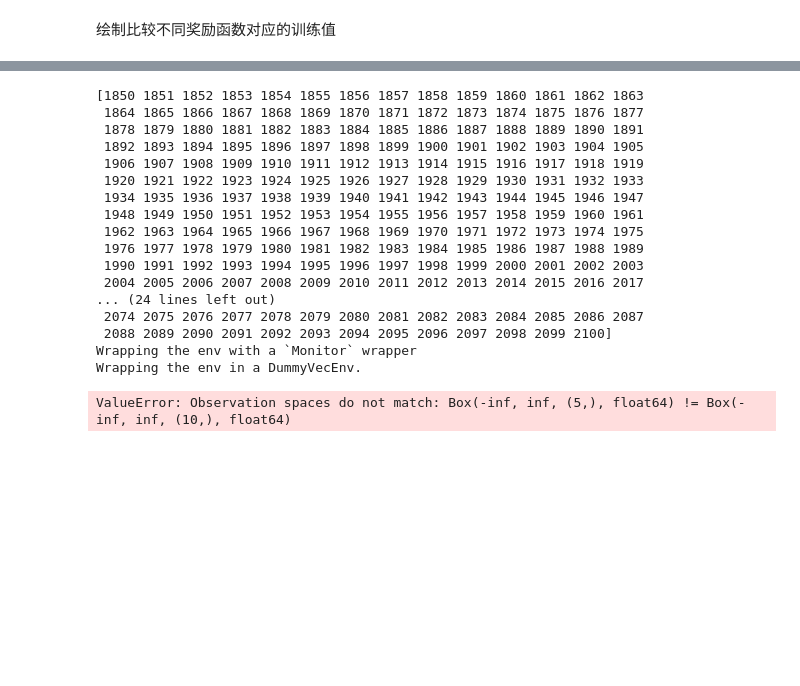
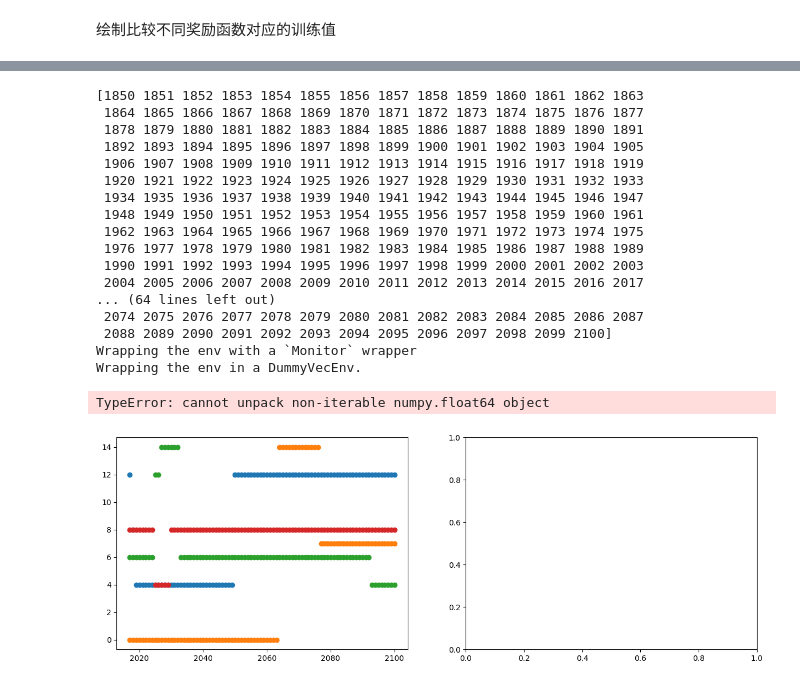
Before and after one commit to peter-kinger/climate-rl-optimizer, a Jupyter notebook: analysis_compare_state_POMDP_BCD.ipynb, the cells around one changed output, grey strips where cells are left out. Saved outputs shown, nothing was run; the diff lists cells and outputs as text; code cells hidden in the pictures; blank space fills up the shorter version.

```diff
--- a/analysis_compare_state_POMDP_BCD.ipynb
+++ b/analysis_compare_state_POMDP_BCD.ipynb
@@ -134,70 +134,110 @@ def plot_compare_multi_model_action_analysis(total_action=None, total_state=None
     plt.tight_layout(rect=[0, 0, 1, 0.96])
     plt.show()
 
-
 # 加载不同类型的 model
 model_infos = [
     {
-        "path": "./model/iseec_lx_v4_mdp_pomdp_expE_socio_DQN_multi_objective_single_T_a_exp822_700000_default",
-        "label": "expE_socio"
+        "path": "model\iseec_lx_v4_mdp_pomdp_expB_partialA_DQN_multi_objective_single_T_a_exp822_700000_default",
+        "label": "expB",
+        "pomdp": [0,1,4,5,6]
     },
     {
-        "path": "./model/iseec_lx_v4_mdp_pomdp_expD_nature_DQN_multi_objective_single_T_a_exp822_700000_default",
-        "label": "expD_nature"
+        "path": "model\iseec_lx_v4_mdp_pomdp_expC_partialB_DQN_multi_objective_single_T_a_exp822_700000_default",
+        "label": "expC",
+        "pomdp": [2,3,6,7,9]
+    },
+    {
+        "path": "model\iseec_lx_v4_mdp_pomdp_expD_nature_DQN_multi_objective_single_T_a_exp822_700000_default",
+        "label": "expD",
+        "pomdp": [0,1,2,3,4]  # 因为对应 input 维度和 output 维度不一样
+    },
+    {
+        "path": "model\iseec_lx_v4_mdp_pomdp_expE_socio_DQN_multi_objective_single_T_a_exp822_700000_default",
+        "label": "expE",
+        "pomdp": [5,6,7,8,9]
     },
     # 可以继续添加更多模型
 ]
 
-# 加载对应环境
-env = IEMEnv(reward_type="multi_objective_single_T_a_exp822", pomdp_state_indices=[5,6,7,8,9])
+# # 加载对应环境
+# env = IEMEnv(reward_type="multi_objective_single_T_a_exp822", pomdp_state_indices=[5,6,7,8,9])
 
-# 加载对应模型
-model = DQN.load(f"./model/iseec_lx_v4_mdp_pomdp_expE_socio_DQN_multi_objective_single_T_a_exp822_700000_default", env=env)
+# # 加载对应模型
+# model = DQN.load(f"./model/iseec_lx_v4_mdp_pomdp_expE_socio_DQN_multi_objective_single_T_a_exp822_700000_default", env=env)
 
 max_steps = 300
 
 all_actions = []
+# 增加 total state 的结果
+all_state_dim1 = []
 
 for info in model_infos:
     # 加载环境和模型
-    env = IEMEnv(reward_type="multi_objective_single_T_a_exp822")
+    env = IEMEnv(reward_type="multi_objective_single_T_a_exp822", pomdp_state_indices=info["pomdp"])
     model = DQN.load(info["path"], env=env)
     obs, _ = env.reset(use_random_reset=False, seed=42)
     total_action = []
+    total_state = []
     for i in range(max_steps):
         action, _ = model.predict(obs, deterministic=True)
         obs, reward, done, _, info_step = env.step(action)
         action_number, action_name = IEMEnv.action2number_env(action)
         total_action.append(action_number)
+        total_state.append(env.state[0])
+
         if done:
             break
+    all_state_dim1.append((info["label"],total_state))
     all_actions.append((info["label"], total_action))
 
-# 绘制
-plt.figure(figsize=(12, 5))
+# 创建两个子图
+fig, (ax1, ax2) = plt.subplots(1, 2, figsize=(15, 5))
+
 for label, actions in all_actions:
-    plt.plot(range(len(actions)), actions, label=label)
-plt.xlabel("Step")
-plt.ylabel("Action")
-plt.title("Action sequence for different models")
-plt.legend()
+
+    ax1.scatter(range(2017, 2017 + len(actions)), actions, label=label)
+for label, state in all_state_dim1:
+
+    ax2.plot(range(2017, 2017 + len(state)), state, label=label)
+
+# 第一幅图：绘制动作
+
+ax1.set_title('Action Trajectory')
+ax1.set_xlabel('Time Steps')
+ax1.set_ylabel('Action Values')
+ax1.legend()
+ax1.grid(True)
+
+# 第二幅图：绘制状态
+
+ax2.set_title('State Trajectory')
+ax2.set_xlabel('Time Steps')
+ax2.set_ylabel('State Values')
+ax2.legend()
+ax2.grid(True)
+
+# 调整子图之间的间距
+plt.tight_layout()
+
+# 显示图形
 plt.show()
 # %% [output]
 [1850 1851 1852 1853 1854 1855 1856 1857 1858 1859 1860 1861 1862 1863
  1864 1865 1866 1867 1868 1869 1870 1871 1872 1873 1874 1875 1876 1877
  1878 1879 1880 1881 1882 1883 1884 1885 1886 1887 1888 1889 1890 1891
  1892 1893 1894 1895 1896 1897 1898 1899 1900 1901 1902 1903 1904 1905
  1906 1907 1908 1909 1910 1911 1912 1913 1914 1915 1916 1917 1918 1919
  1920 1921 1922 1923 1924 1925 1926 1927 1928 1929 1930 1931 1932 1933
  1934 1935 1936 1937 1938 1939 1940 1941 1942 1943 1944 1945 1946 1947
  1948 1949 1950 1951 1952 1953 1954 1955 1956 1957 1958 1959 1960 1961
  1962 1963 1964 1965 1966 1967 1968 1969 1970 1971 1972 1973 1974 1975
  1976 1977 1978 1979 1980 1981 1982 1983 1984 1985 1986 1987 1988 1989
  1990 1991 1992 1993 1994 1995 1996 1997 1998 1999 2000 2001 2002 2003
  2004 2005 2006 2007 2008 2009 2010 2011 2012 2013 2014 2015 2016 2017
-... (24 lines left out)
+... (64 lines left out)
  2074 2075 2076 2077 2078 2079 2080 2081 2082 2083 2084 2085 2086 2087
  2088 2089 2090 2091 2092 2093 2094 2095 2096 2097 2098 2099 2100]
 Wrapping the env with a `Monitor` wrapper
 Wrapping the env in a DummyVecEnv.
-ValueError: Observation spaces do not match: Box(-inf, inf, (5,), float64) != Box(-inf, inf, (10,), float64)
+TypeError: cannot unpack non-iterable numpy.float64 object
+[figure, added]
```
Also changed, not shown: parts of 1 cell of this notebook, 10 other files.
